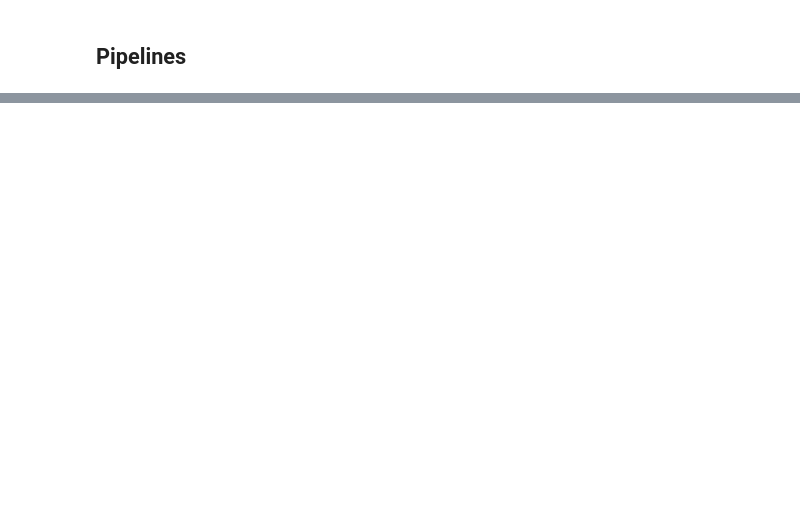
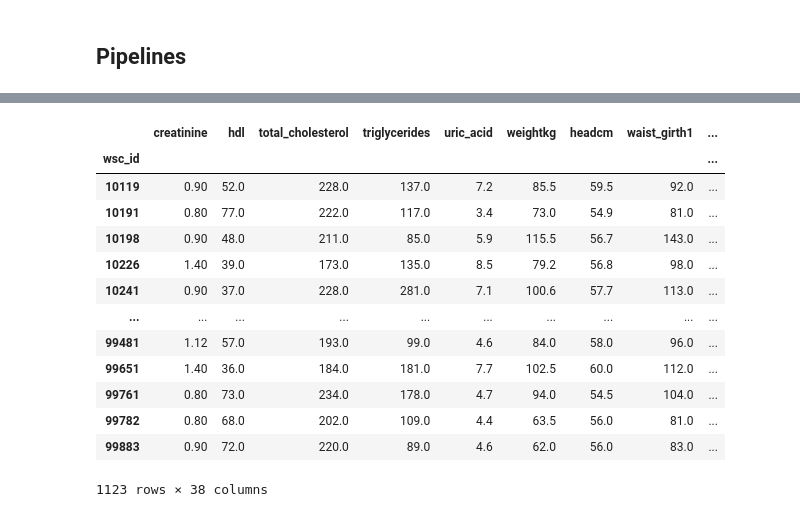
Before and after one commit to pandit-a/dreamteam, a Jupyter notebook: notebooks/mnm7_clean_notebook_v2.ipynb, the cells around one changed output, grey strips where cells are left out. Drawn from its saved outputs; the diff is of its cells as text; code cells hidden in the pictures; blank space fills up the shorter version.

```diff
--- a/notebooks/mnm7_clean_notebook_v2.ipynb
+++ b/notebooks/mnm7_clean_notebook_v2.ipynb
@@ -992,0 +695,14 @@ Name: tst, Length: 1123, dtype: float64
+# %%
+numeric_features = ['creatinine', 'glucose', 'hdl', 'ldl','total_cholesterol', 'triglycerides', 'uric_acid', 'weightkg', 'bmi',
+       'headcm', 'waist_girth1', 'waist_girth2', 'hip_girth1', 'hip_girth2',
+       'neck_girth1', 'neck_girth2', 'sit_sys1', 'sit_dia1', 'sit_sys2',
+       'sit_dia2', 'hipgirthm', 'neckgirthm', 'waistgirthm', 'waisthip',
+       'sitsysm', 'sitdiam', 'zung_score', 'zung_index', 'state',
+       'trait', 'beer_week', 'wine_week', 'hard_week', 'bowls_day', 'packs_week', 'cigars_day',
+       'smoke_years', 'pack_years','workday', 'weekend',
+       'naps', 'snore_freq',
+       'num_pregnancies', 'ahi',
+       'minsao2tst', 'ptstl90', 'age', 'heightcm', 'cans_cola', 'cups_coffee',
+       'caffeine', 'alcohol_wk', 'smoke', 'eval_general', 'eval_life','eval_health',
+       'snore_vol', 'choke_freq',
+       'apnea_freq', 'awake_freq', 'ho_score']
@@ -992,0 +729,15 @@ Name: tst, Length: 1123, dtype: float64
+# %%
+features_to_remove_2 = ['wsc_vst', 'sex', 'age', 'education_survey1', 'creatinine', 'hdl',
+       'total_cholesterol', 'triglycerides', 'uric_acid', 'heightcm',
+       'weightkg', 'headcm', 'waist_girth1', 'hip_girth1', 'neck_girth1',
+       'sit_sys1', 'sit_dia1', 'waisthip', 'zung_index', 'cans_cola',
+       'cups_coffee', 'nondrinker', 'alcohol_wk', 'smoke', 'packs_week',
+       'smoke_years', 'eval_general', 'eval_life', 'eval_health', 'workday',
+       'weekend', 'naps', 'anyinsomnia', 'snore_freq', 'snore_vol',
+       'choke_freq', 'apnea_freq', 'awake_freq', 'nasal_cong_none', 'any_cvd',
+       'diabetes_ynd', 'asthma_ynd', 'apnea', 'ho_score', 'menopausal_status',
+       'num_pregnancies', 'cholesterol_med', 'depression_med', 'dep_ssri_med',
+       'htn_med', 'antihistamines_med', 'diabetes_med', 'thyroid_med', 'ahi',
+       'minsao2tst', 'ptstl90', 'x0_Hyperthyroid', 'x0_Hypothyroid',
+       'x0_Nodule', 'x0_Thyroid Cancer', 'x0_Unknown', 'x0_C', 'x0_N', 'x0_P']
+features_to_remove_2
@@ -992,0 +762,3 @@ Name: tst, Length: 1123, dtype: float64
+# %%
+numeric_features_2 = [x for x in numeric_features if x in features_to_remove_2]
+numeric_features_2
@@ -992,0 +783,17 @@ Name: tst, Length: 1123, dtype: float64
+# %%
+X2[numeric_features_2]
+# %% [output]
+|  | creatinine | hdl | total_cholesterol | triglycerides | uric_acid | weightkg | headcm | waist_girth1 | ... |
+| wsc_id |  |  |  |  |  |  |  |  | ... |
+| 10119 | 0.90 | 52.0 | 228.0 | 137.0 | 7.2 | 85.5 | 59.5 | 92.0 | ... |
+| 10191 | 0.80 | 77.0 | 222.0 | 117.0 | 3.4 | 73.0 | 54.9 | 81.0 | ... |
+| 10198 | 0.90 | 48.0 | 211.0 | 85.0 | 5.9 | 115.5 | 56.7 | 143.0 | ... |
+| 10226 | 1.40 | 39.0 | 173.0 | 135.0 | 8.5 | 79.2 | 56.8 | 98.0 | ... |
+| 10241 | 0.90 | 37.0 | 228.0 | 281.0 | 7.1 | 100.6 | 57.7 | 113.0 | ... |
+| ... | ... | ... | ... | ... | ... | ... | ... | ... | ... |
+| 99481 | 1.12 | 57.0 | 193.0 | 99.0 | 4.6 | 84.0 | 58.0 | 96.0 | ... |
+| 99651 | 1.40 | 36.0 | 184.0 | 181.0 | 7.7 | 102.5 | 60.0 | 112.0 | ... |
+| 99761 | 0.80 | 73.0 | 234.0 | 178.0 | 4.7 | 94.0 | 54.5 | 104.0 | ... |
+| 99782 | 0.80 | 68.0 | 202.0 | 109.0 | 4.4 | 63.5 | 56.0 | 81.0 | ... |
+| 99883 | 0.90 | 72.0 | 220.0 | 89.0 | 4.6 | 62.0 | 56.0 | 83.0 | ... |
+1123 rows × 38 columns
```
Also changed, not shown: parts of 105 cells of this notebook.
